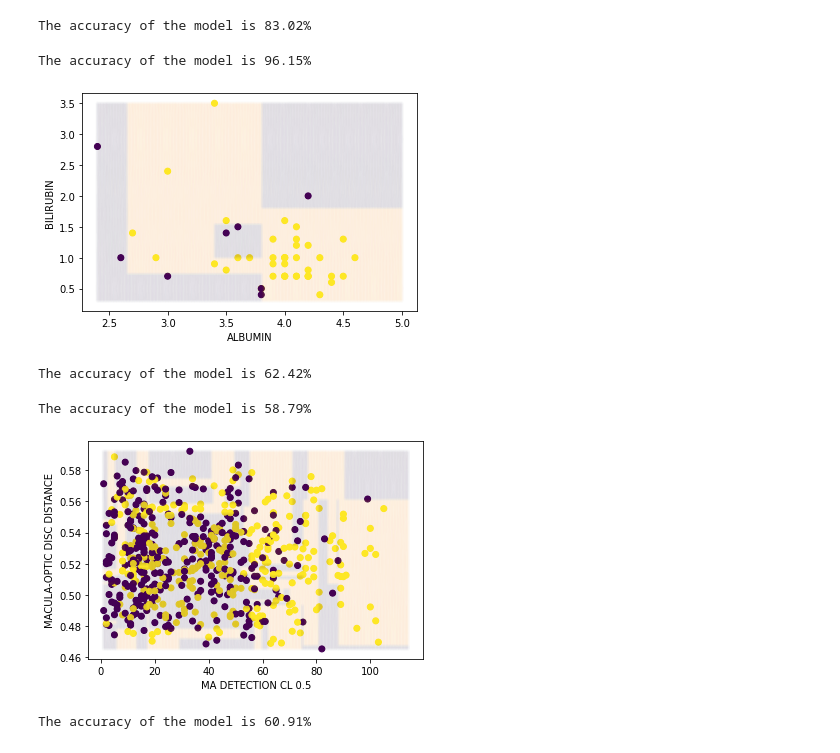
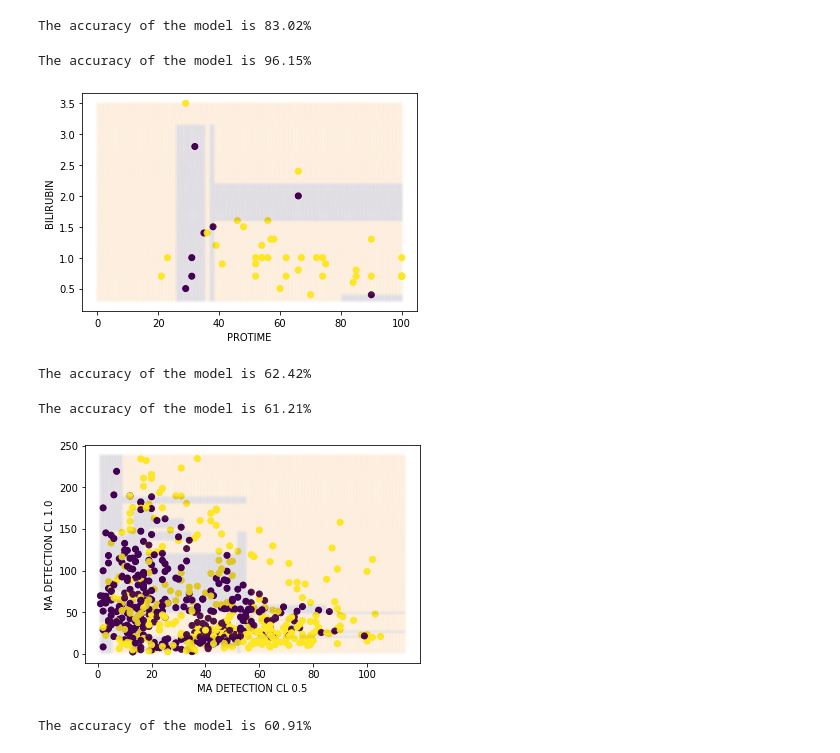
Before and after one commit to faithrts/ML-Intro, a Jupyter notebook: A1_Draft.ipynb, the cells around one changed output. Saved outputs shown, nothing was run; the diff lists cells and outputs as text; code cells hidden in the pictures.

Commit message:
Added Gary's DT cost/depth tester, cleaned up feature importance printer, saved important features

```diff
--- a/A1_Draft.ipynb
+++ b/A1_Draft.ipynb
@@ -249,3 +186,21 @@ def top_2_features(importance_arr, df):
+# %%
+def find_top_features(importance_arr, df):
+  found_indices = []
+
+  sorted_important_feature_names = []
+  sorted_important_feature_values = []
+
+  for i in range(len(importance_arr)):
+    top_feat_value = np.max([val for index, val in enumerate(importance_arr) if index not in found_indices])
+    top_feat_index = importance_arr.tolist().index(top_feat_value)
+    found_indices.append(top_feat_index)
+
+    feature_name = list(df.columns)[top_feat_index]
+
+    sorted_important_feature_names.append(feature_name)
+    sorted_important_feature_values.append(top_feat_value)
+
+  return sorted_important_feature_names, sorted_important_feature_values
 # %% [markdown]
 #### Graphing functions
 # %%
@@ -667,7 +628,7 @@ create_histograms(mess_df, list(mess_df)[2:18], 4)
 # %%
 ### using random forest to determine the relative feature importance
 
-mess_importance_arr = RF_find_features(mess_df)
+mess_importance_arr = RF_find_features(x_train_mess, y_train_mess, mess_df)
 
 # plots the feature importance
 plot_feature_importance(mess_importance_arr)
@@ -695,6 +656,12 @@ Feature: AM/FM CLASSIFICATION, Score: 0.00736
 # %%
 ### finding the top 2 most important features to check values in correlation dataframe
 
-top_2_features(mess_importance_arr, mess_df)
+mess_sorted_feature_names, mess_sorted_feature_values = find_top_features(mess_importance_arr, mess_df)
+
+mess_top_feature = mess_sorted_feature_names[0]
+mess_second_feature = mess_sorted_feature_names[1]
+
+print("The most important feature is " + mess_top_feature)
+print("The second most important feature is " + mess_second_feature)
 # %% [output]
 The most important feature is MA DETECTION CL 0.5
@@ -1200,11 +1175,11 @@ The accuracy of the model on the testing data: 62.73%
 
 # splits the hep_df dataframe to only include the columns with the top 2
 # features and the target labels
-mess_df2 = mess_df[['MA DETECTION CL 0.5', 'MACULA-OPTIC DISC DISTANCE', 'CLASS']]
+mess_df2 = mess_df[[mess_top_feature, mess_second_feature, 'CLASS']]
 
 # runs train_test_split on the new dataframe
 x_train_mess2, x_test_mess2, y_train_mess2, y_test_mess2 = train_test_split(mess_df2)
 
 # runs KNN
-acc = run_KNN(x_train_mess2, x_test_mess2, y_train_mess2, y_test_mess2, ['MA DETECTION CL 0.5', 'MACULA-OPTIC DISC DISTANCE'])
+acc = run_KNN(x_train_mess2, x_test_mess2, y_train_mess2, y_test_mess2, [mess_top_feature, mess_second_feature])
 # %% [output]
@@ -1412,10 +1401,10 @@ The accuracy of the model is 83.02%
 x_all = hep_df2.iloc[:, :-1].to_numpy()
 y_all = hep_df2.iloc[:, -1].to_numpy()
 
-acc = run_DT(x_train_hep2, x_test_hep2, y_train_hep2, y_test_hep2, x = x_all, y = y_all, feature_names = ['ALBUMIN', 'BILIRUBIN'])
+acc = run_DT(x_train_hep2, x_test_hep2, y_train_hep2, y_test_hep2, x = x_all, y = y_all, feature_names = [hep_top_feature, hep_second_feature])
 # %% [output]
 The accuracy of the model is 96.15%
-[figure, old version]
+[figure, new version]
 # %%
 ### running DT on mess_df data
 acc = run_DT(x_train_mess, x_test_mess, y_train_mess, y_test_mess)
@@ -1424,12 +1413,12 @@ The accuracy of the model is 62.42%
 # %%
 ### running DT on mess_df data for top 2 important features
 
 x_all = mess_df2.iloc[:, :-1].to_numpy()
 y_all = mess_df2.iloc[:, -1].to_numpy()
 
 # runs DT
-acc = run_DT(x_train_mess2, x_test_mess2, y_train_mess2, y_test_mess2, x = x_all, y = y_all, feature_names = ['MA DETECTION CL 0.5', 'MACULA-OPTIC DISC DISTANCE'])
+acc = run_DT(x_train_mess2, x_test_mess2, y_train_mess2, y_test_mess2, x = x_all, y = y_all, feature_names = [mess_top_feature, mess_second_feature])
 # %% [output]
-The accuracy of the model is 58.79%
+The accuracy of the model is 61.21%
-[figure, old version]
+[figure, new version]
 # %%
```
Also changed, not shown: parts of 31 cells of this notebook.
